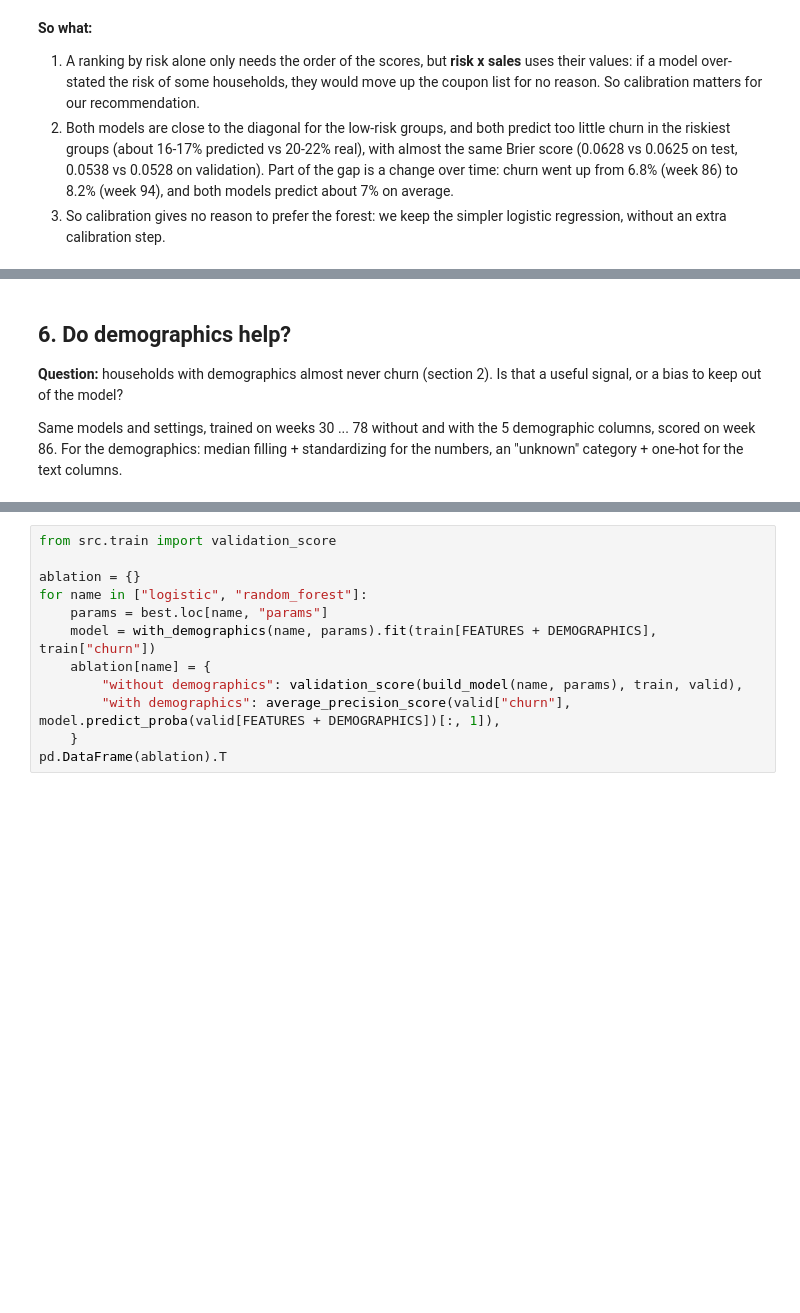
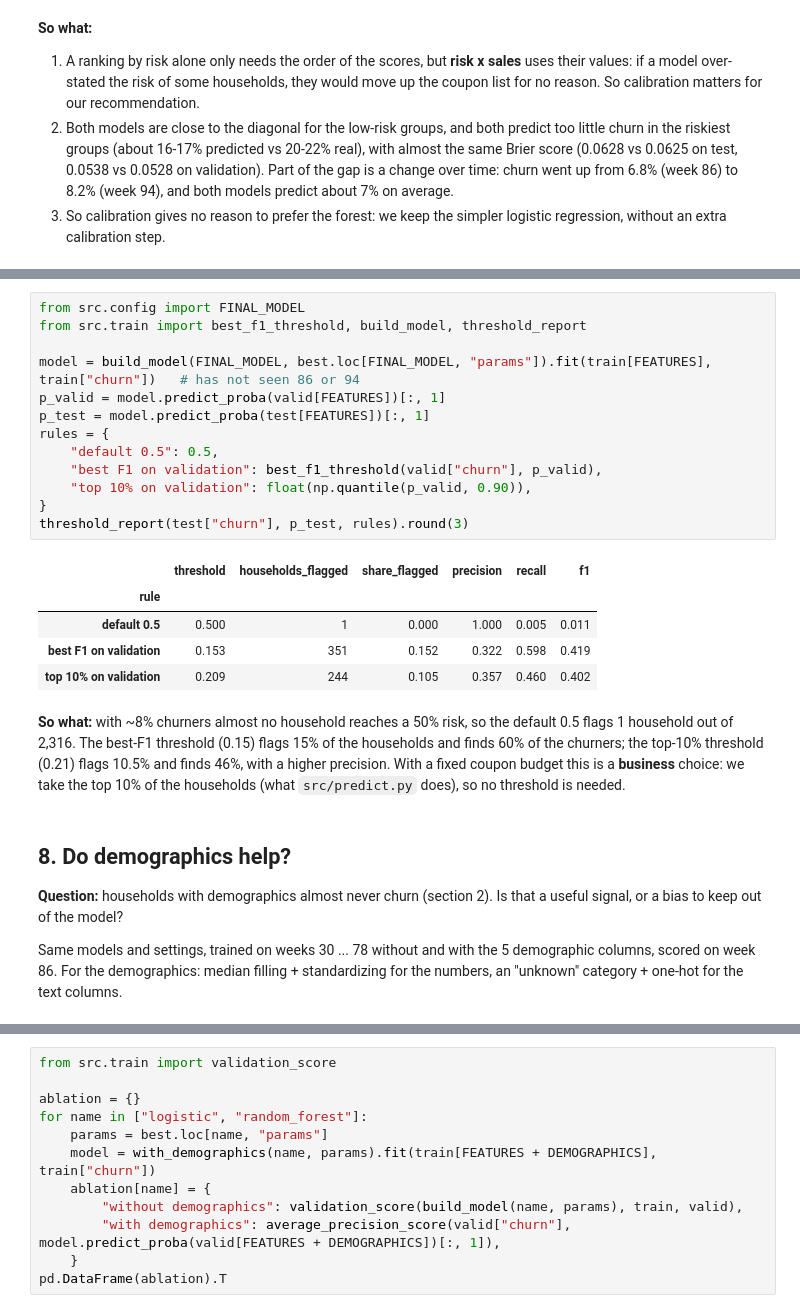
Before and after one commit to NamAnh-dev/Dunnhumby-retention-campaign, a Jupyter notebook: notebooks/02_modeling.ipynb, the cells around one changed output, grey strips where cells are left out. Saved outputs shown, nothing was run; the diff lists cells and outputs as text; blank space fills up the shorter version.

```diff
--- a/notebooks/02_modeling.ipynb
+++ b/notebooks/02_modeling.ipynb
@@ -336,5 +372,29 @@ with pd.option_context("display.precision", 4):
+# %%
+from src.config import FINAL_MODEL
+from src.train import best_f1_threshold, build_model, threshold_report
+
+model = build_model(FINAL_MODEL, best.loc[FINAL_MODEL, "params"]).fit(train[FEATURES], train["churn"])   # has not seen 86 or 94
+p_valid = model.predict_proba(valid[FEATURES])[:, 1]
+p_test = model.predict_proba(test[FEATURES])[:, 1]
+rules = {
+    "default 0.5": 0.5,
+    "best F1 on validation": best_f1_threshold(valid["churn"], p_valid),
+    "top 10% on validation": float(np.quantile(p_valid, 0.90)),
+}
+threshold_report(test["churn"], p_test, rules).round(3)
+# %% [output]
+|  | threshold | households_flagged | share_flagged | precision | recall | f1 |
+| rule |  |  |  |  |  |  |
+| default 0.5 | 0.500 | 1 | 0.000 | 1.000 | 0.005 | 0.011 |
+| best F1 on validation | 0.153 | 351 | 0.152 | 0.322 | 0.598 | 0.419 |
+| top 10% on validation | 0.209 | 244 | 0.105 | 0.357 | 0.460 | 0.402 |
+# %% [markdown]
+**So what:** with ~8% churners almost no household reaches a 50% risk, so the default 0.5 flags 1 household out of 2,316.
+The best-F1 threshold (0.15) flags 15% of the households and finds 60% of the churners; the top-10% threshold (0.21) flags 10.5%
+and finds 46%, with a higher precision. With a fixed coupon budget this is a **business** choice: we take the top 10% of the
+households (what `src/predict.py` does), so no threshold is needed.
 # %% [markdown]
-## 6. Do demographics help?
+## 8. Do demographics help?
 
 **Question:** households with demographics almost never churn (section 2). Is that a useful signal, or a bias to keep out of the model?
 
```
Also changed, not shown: parts of 12 cells of this notebook, 6 other files.
